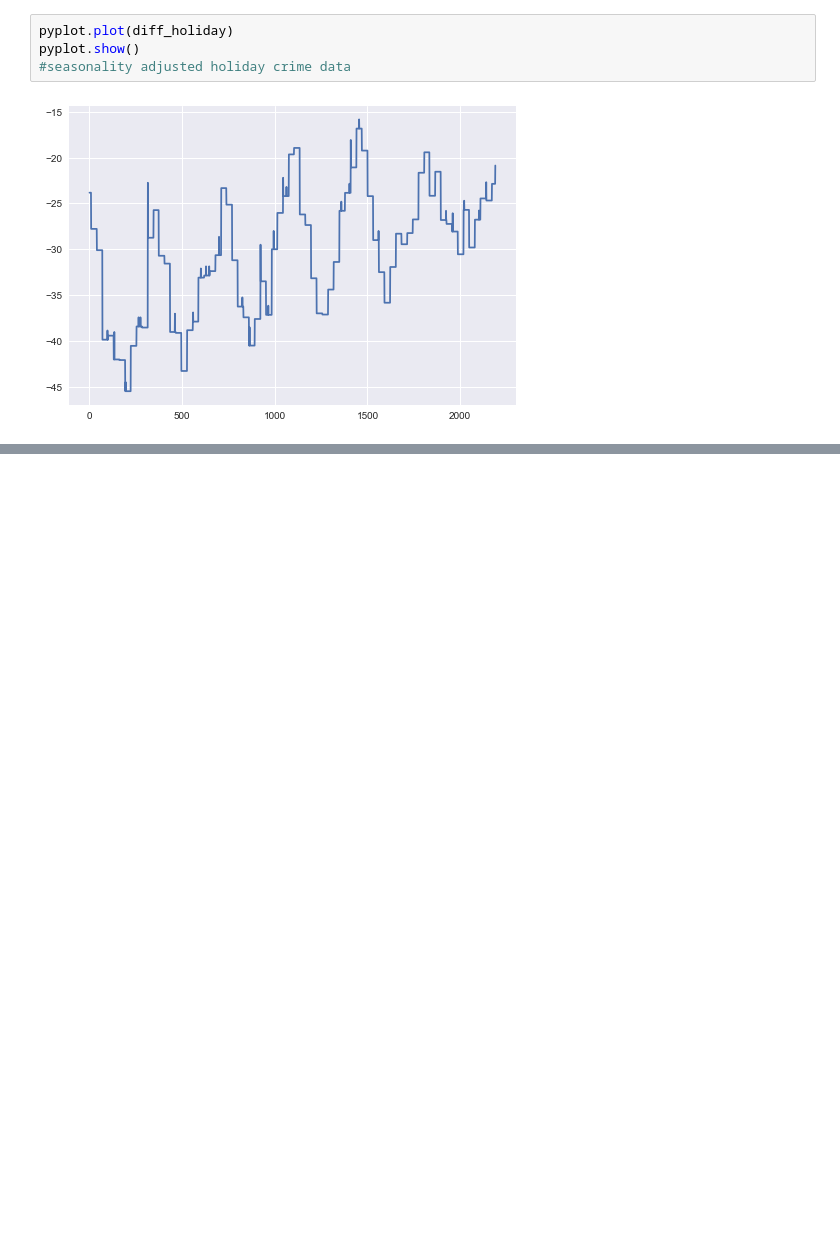
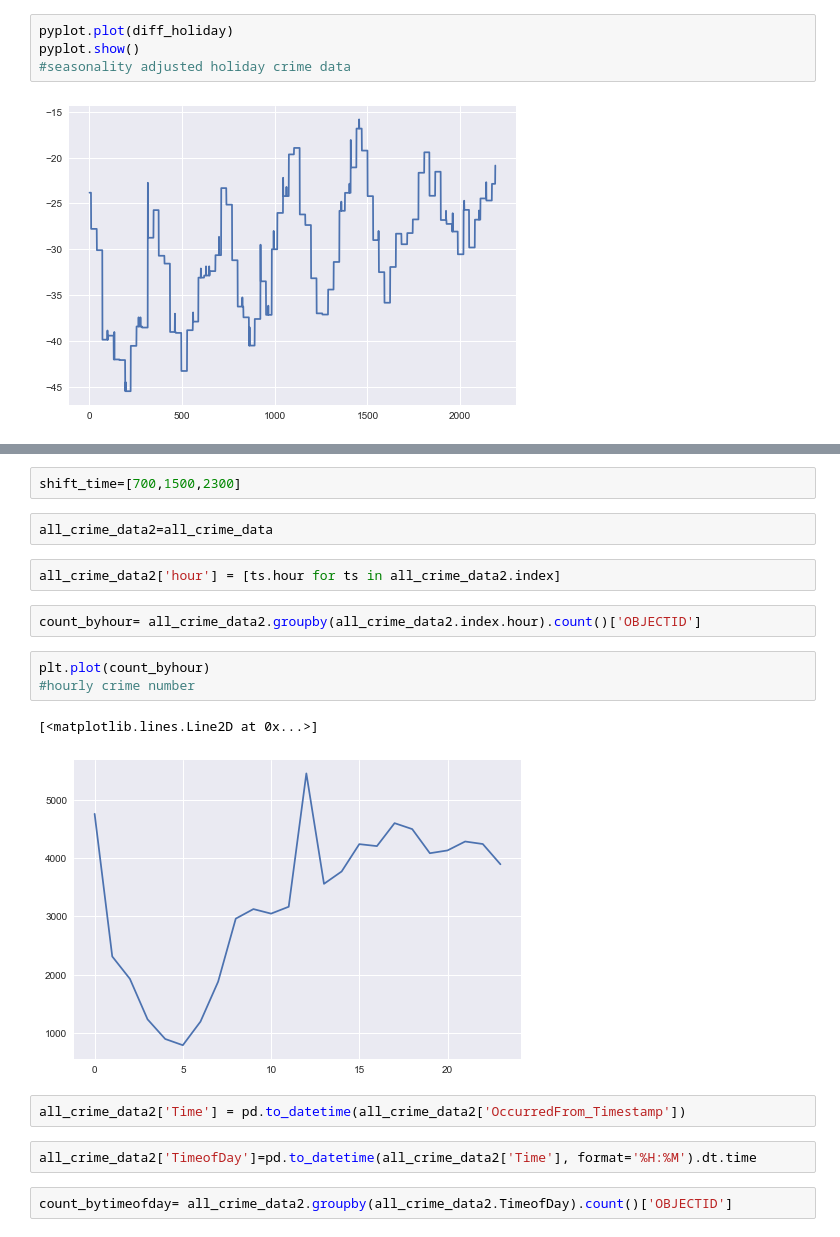
Before and after one commit to binshuangli/UPSTAT2018_RPDdata, a Jupyter notebook: EDA-extended.ipynb, the cells around one changed output, grey strips where cells are left out. Drawn from its saved outputs; the diff is of its cells as text; blank space fills up the shorter version.

Commit message:
Added holiday and time of the day analysis

```diff
--- a/EDA-extended.ipynb
+++ b/EDA-extended.ipynb
@@ -335,0 +361,20 @@ pyplot.show()
+# %%
+shift_time=[700,1500,2300]
+# %%
+all_crime_data2=all_crime_data
+# %%
+all_crime_data2['hour'] = [ts.hour for ts in all_crime_data2.index]
+# %%
+count_byhour= all_crime_data2.groupby(all_crime_data2.index.hour).count()['OBJECTID']
+# %%
+plt.plot(count_byhour)
+#hourly crime number
+# %% [output]
+[<matplotlib.lines.Line2D at 0x...>]
+[figure, added]
+# %%
+all_crime_data2['Time'] = pd.to_datetime(all_crime_data2['OccurredFrom_Timestamp'])
+# %%
+all_crime_data2['TimeofDay']=pd.to_datetime(all_crime_data2['Time'], format='%H:%M').dt.time
+# %%
+count_bytimeofday= all_crime_data2.groupby(all_crime_data2.TimeofDay).count()['OBJECTID']
```
Also changed, not shown: parts of 18 cells of this notebook.
